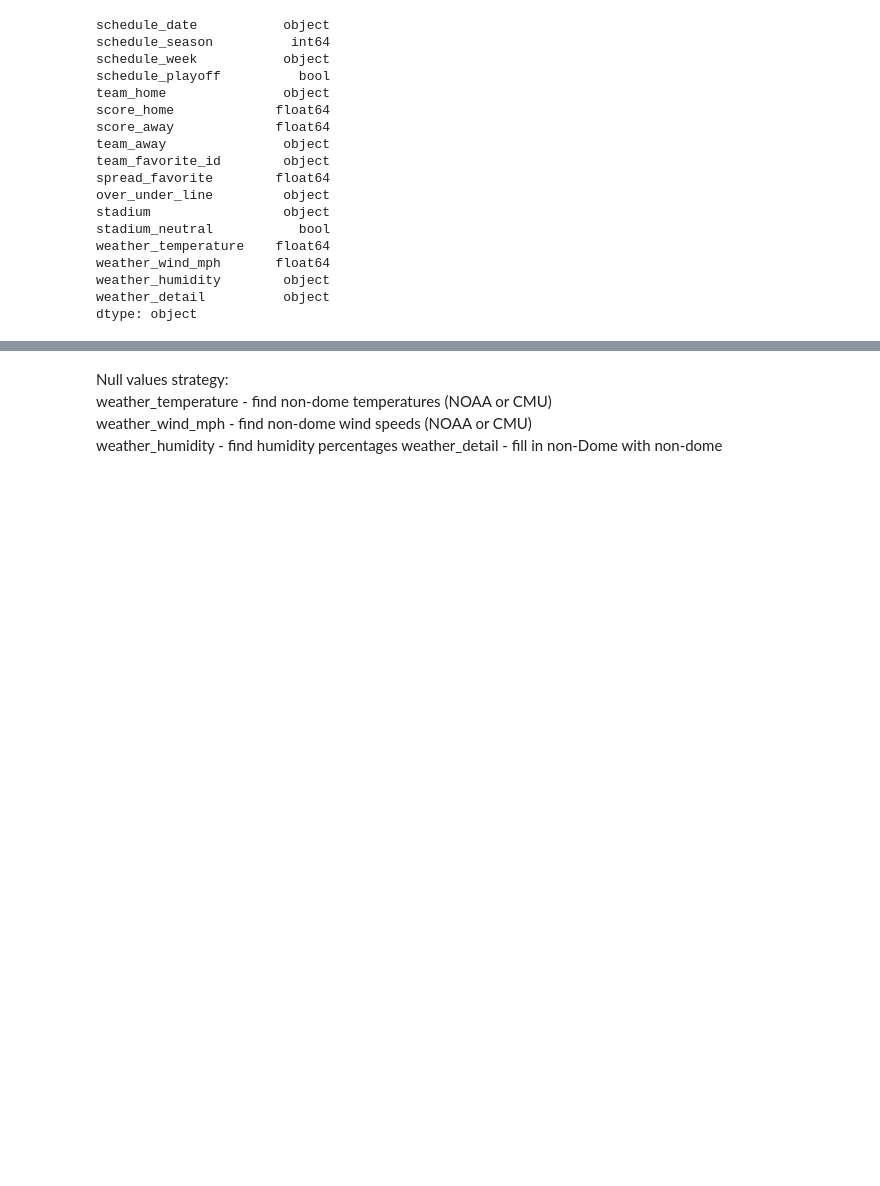
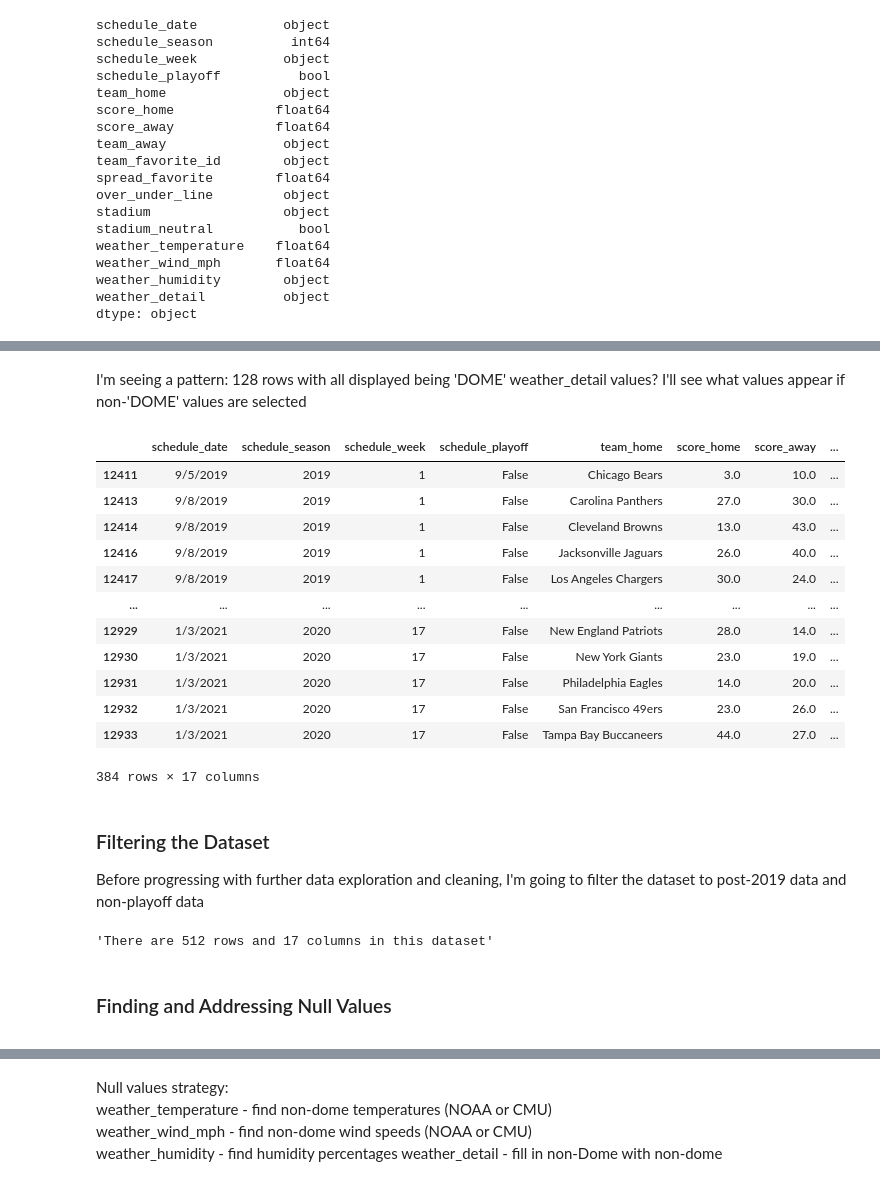
Before and after one commit to oconnorac/Cloudy-with-a-Chance-of-Football, a Jupyter notebook: notebooks/cleaning/tobycrabtree_cleaning.ipynb, the cells around one changed output, grey strips where cells are left out. Drawn from its saved outputs; the diff is of its cells as text; code cells hidden in the pictures; blank space fills up the shorter version.

Commit message:
adding changes to tobycrabtre cleaning notebook

```diff
--- a/notebooks/cleaning/tobycrabtree_cleaning.ipynb
+++ b/notebooks/cleaning/tobycrabtree_cleaning.ipynb
@@ -123,2 +105,0 @@ Find weather data for non-enclosed stadium
-# %%
-df = df[df['schedule_season'] >= 2019]
@@ -173,2 +105,0 @@ df[df['score_home'].isna()]
-# %%
-df = df[df['schedule_playoff'] == False]
@@ -206,0 +193,33 @@ msno.matrix(df) # print a missing numbers matrix to show where missing numbers a
+# %% [markdown]
+I'm seeing a pattern: 128 rows with all displayed being 'DOME' weather_detail values? I'll see what values appear if non-'DOME' values are selected
+# %%
+df.loc[
+    (df['weather_detail'] != 'DOME')
+    & (df['schedule_season'] >= 2019)
+    & (df['schedule_playoff'] == False)]
+# %% [output]
+|  | schedule_date | schedule_season | schedule_week | schedule_playoff | team_home | score_home | score_away | ... |
+| 12411 | 9/5/2019 | 2019 | 1 | False | Chicago Bears | 3.0 | 10.0 | ... |
+| 12413 | 9/8/2019 | 2019 | 1 | False | Carolina Panthers | 27.0 | 30.0 | ... |
+| 12414 | 9/8/2019 | 2019 | 1 | False | Cleveland Browns | 13.0 | 43.0 | ... |
+| 12416 | 9/8/2019 | 2019 | 1 | False | Jacksonville Jaguars | 26.0 | 40.0 | ... |
+| 12417 | 9/8/2019 | 2019 | 1 | False | Los Angeles Chargers | 30.0 | 24.0 | ... |
+| ... | ... | ... | ... | ... | ... | ... | ... | ... |
+| 12929 | 1/3/2021 | 2020 | 17 | False | New England Patriots | 28.0 | 14.0 | ... |
+| 12930 | 1/3/2021 | 2020 | 17 | False | New York Giants | 23.0 | 19.0 | ... |
+| 12931 | 1/3/2021 | 2020 | 17 | False | Philadelphia Eagles | 14.0 | 20.0 | ... |
+| 12932 | 1/3/2021 | 2020 | 17 | False | San Francisco 49ers | 23.0 | 26.0 | ... |
+| 12933 | 1/3/2021 | 2020 | 17 | False | Tampa Bay Buccaneers | 44.0 | 27.0 | ... |
+384 rows × 17 columns
+# %% [markdown]
+### Filtering the Dataset
+<a id='filtering_dataset_cell'></a>
+Before progressing with further data exploration and cleaning, I'm going to filter the dataset to post-2019 data and non-playoff data
+# %%
+df = df[(df['schedule_season'] >= 2019) & (df['schedule_playoff'] != True)]
+"There are {} rows and {} columns in this dataset".format(df.shape[0], df.shape[1])
+# %% [output]
+'There are 512 rows and 17 columns in this dataset'
+# %% [markdown]
+### Finding and Addressing Null Values
+<a id='finding_addressing_null_values_cell'></a>
```
Also changed, not shown: parts of 32 cells of this notebook.
